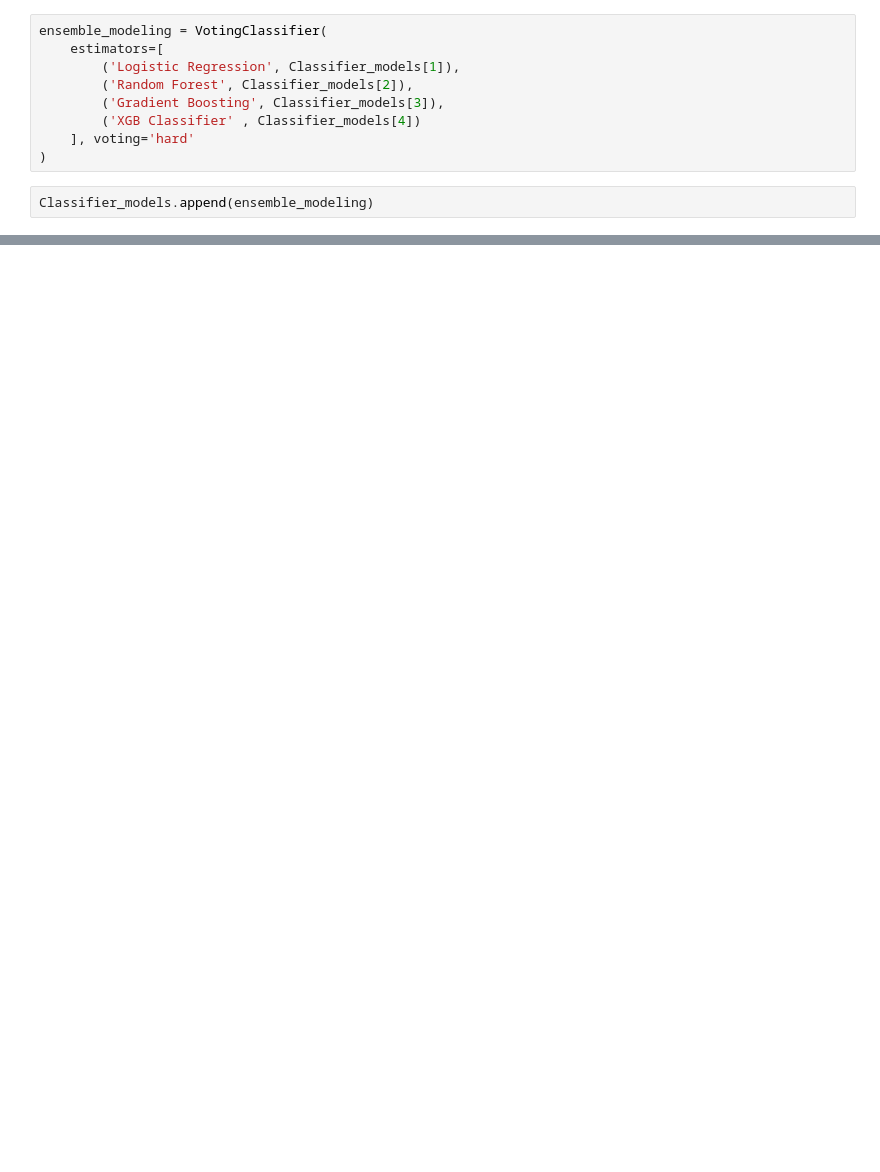
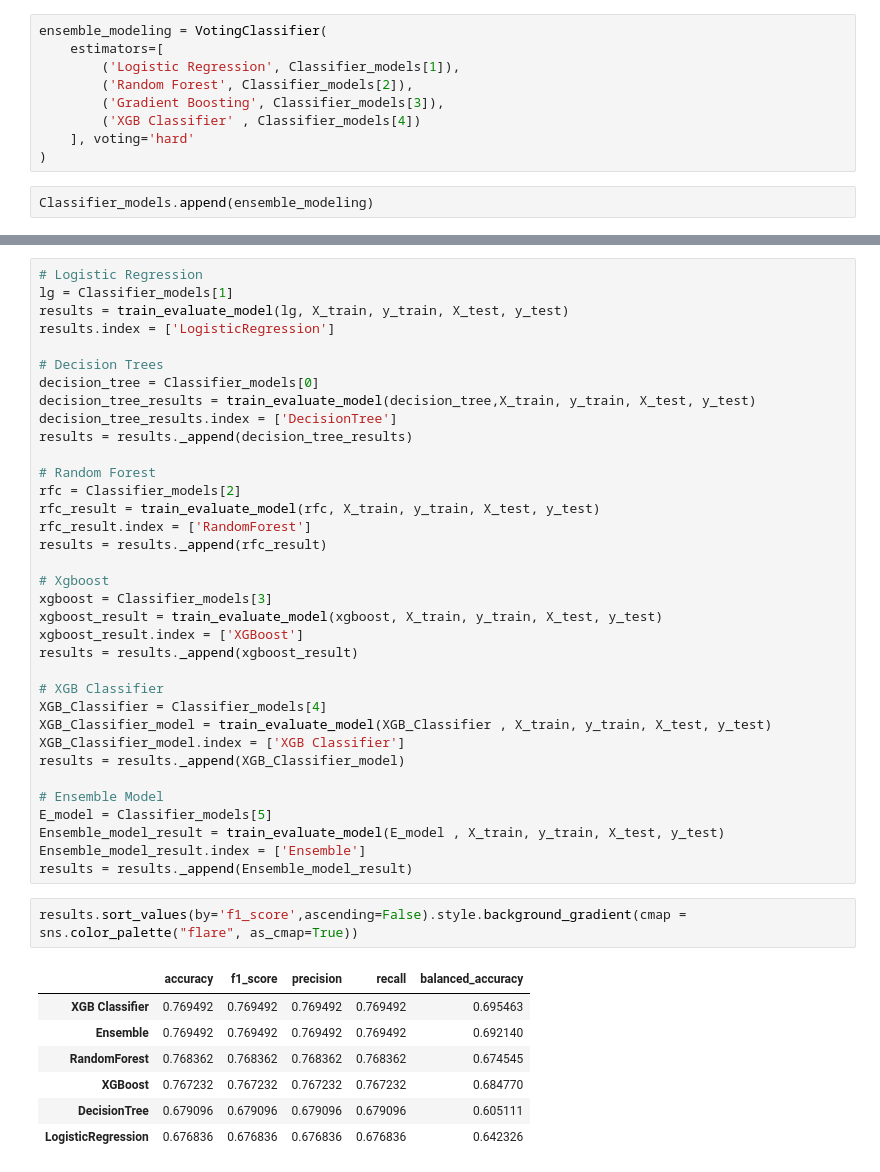
Before and after one commit to aiaaee/Student-Dropout-Success-Prediction, a Jupyter notebook: Student_Dropout_&_Success_Prediction_Dataset.ipynb, the cells around one changed output, grey strips where cells are left out. Drawn from its saved outputs; the diff is of its cells as text; blank space fills up the shorter version.

```diff
--- a/Student_Dropout_&_Success_Prediction_Dataset.ipynb
+++ b/Student_Dropout_&_Success_Prediction_Dataset.ipynb
@@ -410,0 +383,45 @@ F1 Score : 0.7378531073446327
+# %%
+# Logistic Regression
+lg = Classifier_models[1]
+results = train_evaluate_model(lg, X_train, y_train, X_test, y_test)
+results.index = ['LogisticRegression']
+
+# Decision Trees
+decision_tree = Classifier_models[0]
+decision_tree_results = train_evaluate_model(decision_tree,X_train, y_train, X_test, y_test)
+decision_tree_results.index = ['DecisionTree']
+results = results._append(decision_tree_results)
+
+# Random Forest
+rfc = Classifier_models[2]
+rfc_result = train_evaluate_model(rfc, X_train, y_train, X_test, y_test)
+rfc_result.index = ['RandomForest']
+results = results._append(rfc_result)
+
+# Xgboost
+xgboost = Classifier_models[3]
+xgboost_result = train_evaluate_model(xgboost, X_train, y_train, X_test, y_test)
+xgboost_result.index = ['XGBoost']
+results = results._append(xgboost_result)
+
+# XGB Classifier
+XGB_Classifier = Classifier_models[4]
+XGB_Classifier_model = train_evaluate_model(XGB_Classifier , X_train, y_train, X_test, y_test)
+XGB_Classifier_model.index = ['XGB Classifier']
+results = results._append(XGB_Classifier_model)
+
+# Ensemble Model
+E_model = Classifier_models[5]
+Ensemble_model_result = train_evaluate_model(E_model , X_train, y_train, X_test, y_test)
+Ensemble_model_result.index = ['Ensemble']
+results = results._append(Ensemble_model_result)
+# %%
+results.sort_values(by='f1_score',ascending=False).style.background_gradient(cmap = sns.color_palette("flare", as_cmap=True))
+# %% [output]
+|  | accuracy | f1_score | precision | recall | balanced_accuracy |
+| XGB Classifier | 0.769492 | 0.769492 | 0.769492 | 0.769492 | 0.695463 |
+| Ensemble | 0.769492 | 0.769492 | 0.769492 | 0.769492 | 0.692140 |
+| RandomForest | 0.768362 | 0.768362 | 0.768362 | 0.768362 | 0.674545 |
+| XGBoost | 0.767232 | 0.767232 | 0.767232 | 0.767232 | 0.684770 |
+| DecisionTree | 0.679096 | 0.679096 | 0.679096 | 0.679096 | 0.605111 |
+| LogisticRegression | 0.676836 | 0.676836 | 0.676836 | 0.676836 | 0.642326 |
```
Also changed, not shown: parts of 10 cells of this notebook.
